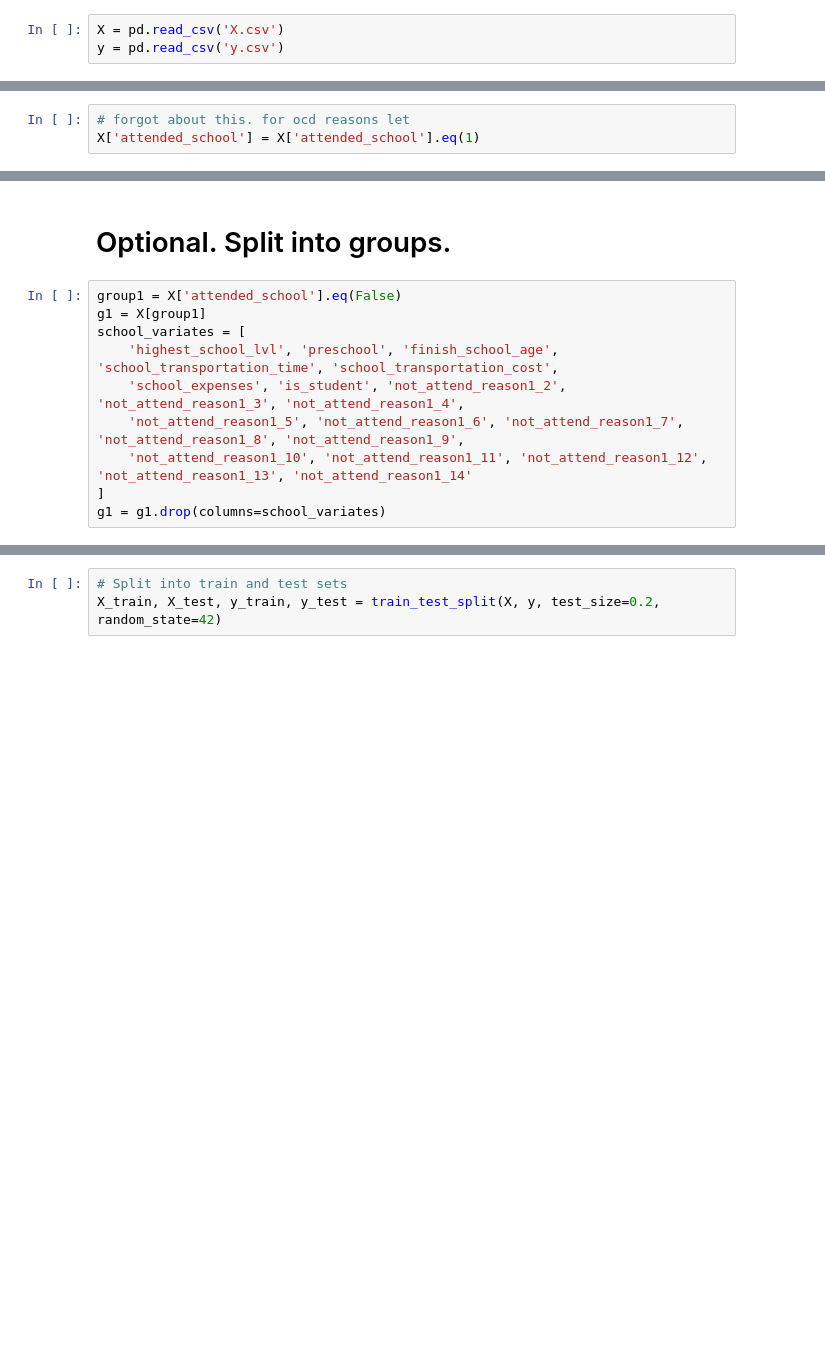
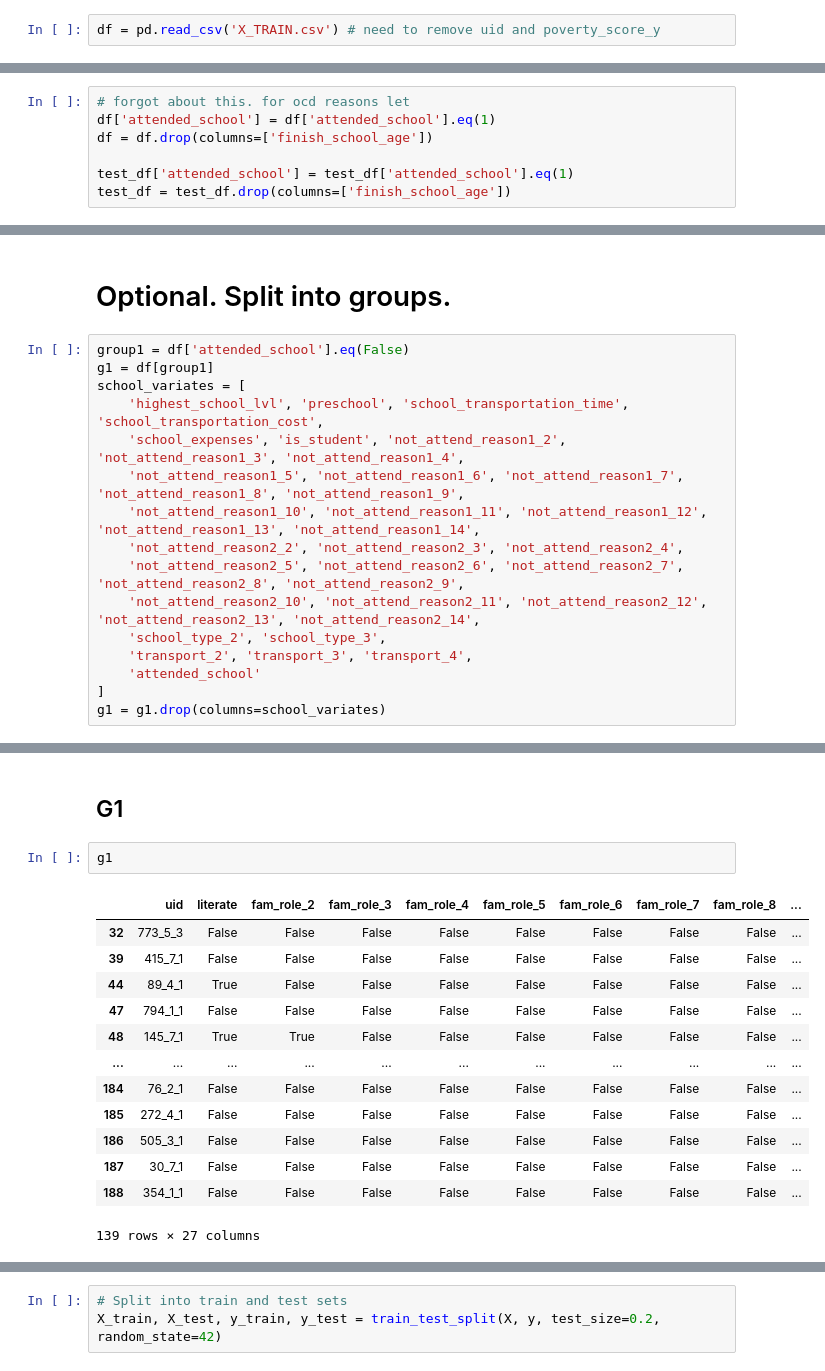
Before and after one commit to jbellogo/Classification, a Jupyter notebook: models.ipynb, the cells around one changed output, grey strips where cells are left out. Saved outputs shown, nothing was run; the diff lists cells and outputs as text; blank space fills up the shorter version.

```diff
--- a/models.ipynb
+++ b/models.ipynb
@@ -10,3 +11,2 @@ from sklearn.ensemble import RandomForestClassifier
 # %%
-X = pd.read_csv('X.csv')
-y = pd.read_csv('y.csv')
+df = pd.read_csv('X_TRAIN.csv') # need to remove uid and poverty_score_y
@@ -15,3 +17,7 @@ y = y['poverty_score_y'].to_numpy()
 # %%
 # forgot about this. for ocd reasons let
-X['attended_school'] = X['attended_school'].eq(1)
+df['attended_school'] = df['attended_school'].eq(1)
+df = df.drop(columns=['finish_school_age'])
+
+test_df['attended_school'] = test_df['attended_school'].eq(1)
+test_df = test_df.drop(columns=['finish_school_age'])
@@ -18,12 +44,18 @@ X['attended_school'] = X['attended_school'].eq(1)
 # %% [markdown]
 # Optional. Split into groups.
 # %%
-group1 = X['attended_school'].eq(False)
-g1 = X[group1]
+group1 = df['attended_school'].eq(False)
+g1 = df[group1]
 school_variates = [
-    'highest_school_lvl', 'preschool', 'finish_school_age', 'school_transportation_time', 'school_transportation_cost',
+    'highest_school_lvl', 'preschool', 'school_transportation_time', 'school_transportation_cost',
     'school_expenses', 'is_student', 'not_attend_reason1_2', 'not_attend_reason1_3', 'not_attend_reason1_4',
     'not_attend_reason1_5', 'not_attend_reason1_6', 'not_attend_reason1_7', 'not_attend_reason1_8', 'not_attend_reason1_9',
-    'not_attend_reason1_10', 'not_attend_reason1_11', 'not_attend_reason1_12', 'not_attend_reason1_13', 'not_attend_reason1_14'
+    'not_attend_reason1_10', 'not_attend_reason1_11', 'not_attend_reason1_12', 'not_attend_reason1_13', 'not_attend_reason1_14',
+    'not_attend_reason2_2', 'not_attend_reason2_3', 'not_attend_reason2_4',
+    'not_attend_reason2_5', 'not_attend_reason2_6', 'not_attend_reason2_7', 'not_attend_reason2_8', 'not_attend_reason2_9',
+    'not_attend_reason2_10', 'not_attend_reason2_11', 'not_attend_reason2_12', 'not_attend_reason2_13', 'not_attend_reason2_14',
+    'school_type_2', 'school_type_3',
+    'transport_2', 'transport_3', 'transport_4',
+    'attended_school'
 ]
 g1 = g1.drop(columns=school_variates)
@@ -29,0 +100,18 @@ g1 = g1.drop(columns=school_variates)
+# %% [markdown]
+## G1
+# %%
+g1
+# %% [output]
+|  | uid | literate | fam_role_2 | fam_role_3 | fam_role_4 | fam_role_5 | fam_role_6 | fam_role_7 | fam_role_8 | ... |
+| 32 | 773_5_3 | False | False | False | False | False | False | False | False | ... |
+| 39 | 415_7_1 | False | False | False | False | False | False | False | False | ... |
+| 44 | 89_4_1 | True | False | False | False | False | False | False | False | ... |
+| 47 | 794_1_1 | False | False | False | False | False | False | False | False | ... |
+| 48 | 145_7_1 | True | True | False | False | False | False | False | False | ... |
+| ... | ... | ... | ... | ... | ... | ... | ... | ... | ... | ... |
+| 184 | 76_2_1 | False | False | False | False | False | False | False | False | ... |
+| 185 | 272_4_1 | False | False | False | False | False | False | False | False | ... |
+| 186 | 505_3_1 | False | False | False | False | False | False | False | False | ... |
+| 187 | 30_7_1 | False | False | False | False | False | False | False | False | ... |
+| 188 | 354_1_1 | False | False | False | False | False | False | False | False | ... |
+139 rows × 27 columns
```
Also changed, not shown: parts of 65 cells of this notebook, 3 other files.
